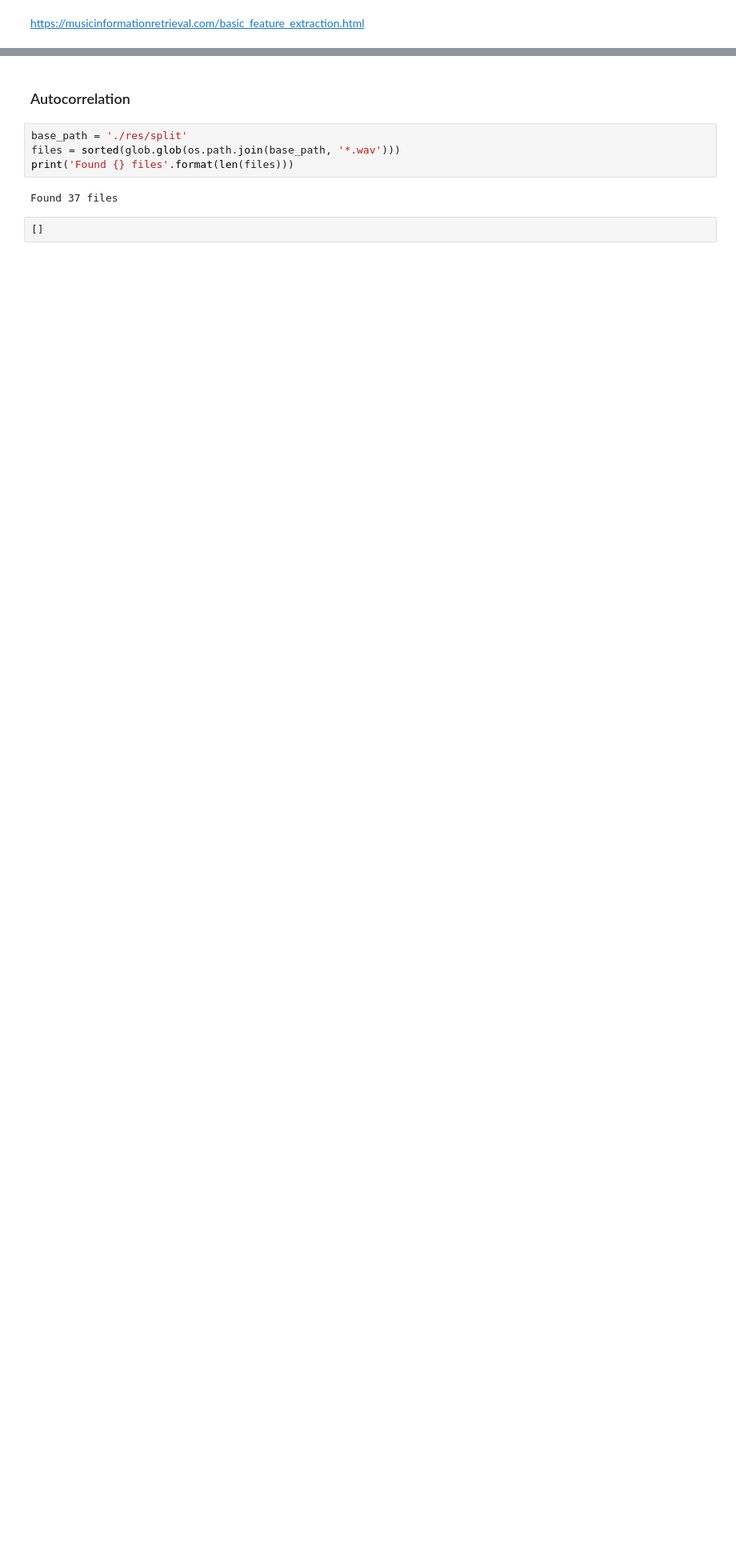
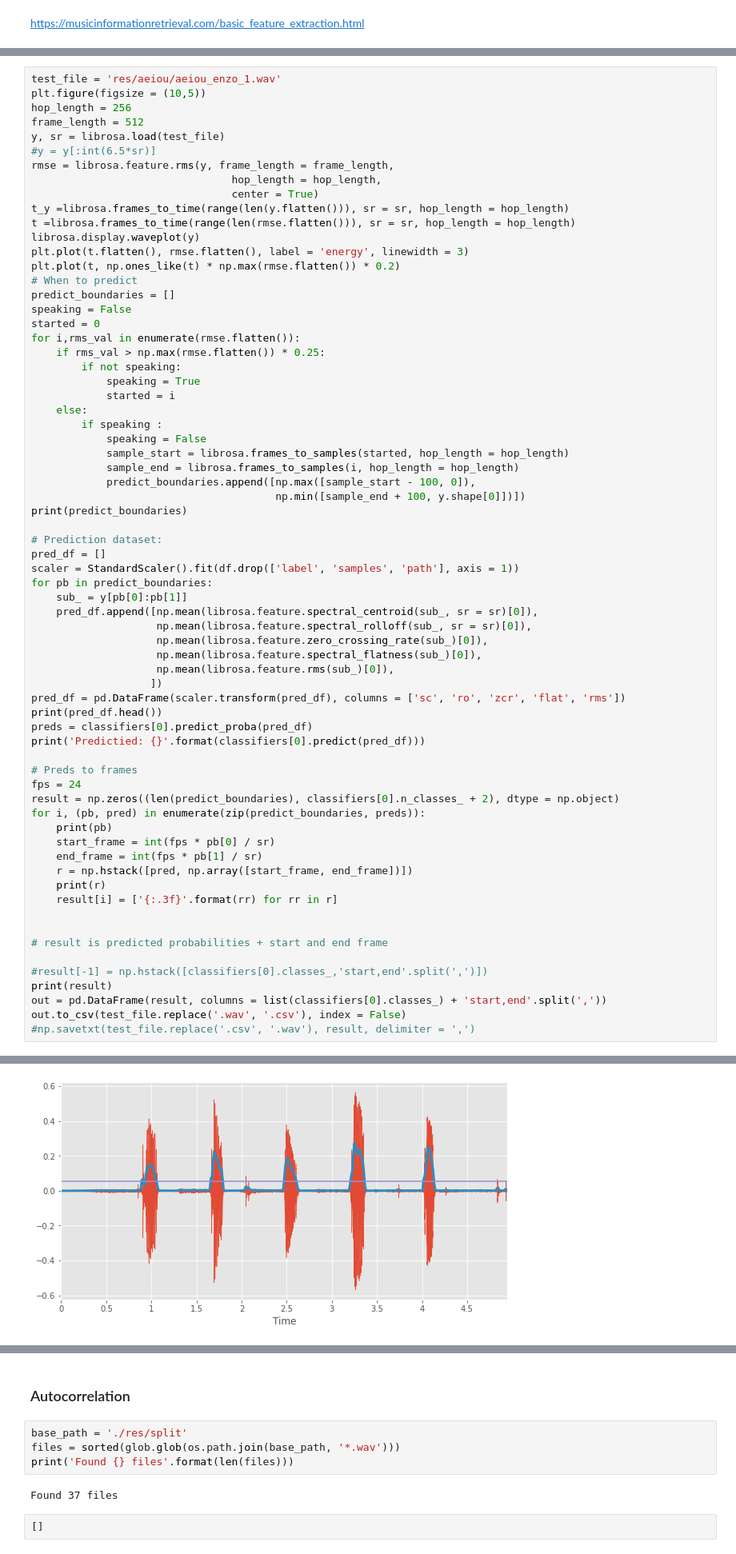
Before and after one commit to MoMe36/alphsistant_code, a Jupyter notebook: sounds_tests/sounds_tests.ipynb, the cells around one changed output, grey strips where cells are left out. Shown at 80% size. Saved outputs shown, nothing was run; the diff lists cells and outputs as text; blank space fills up the shorter version.

```diff
--- a/sounds_tests/sounds_tests.ipynb
+++ b/sounds_tests/sounds_tests.ipynb
@@ -15,0 +99,69 @@ import seaborn as sns
+# %%
+test_file = 'res/aeiou/aeiou_enzo_1.wav'
+plt.figure(figsize = (10,5))
+hop_length = 256
+frame_length = 512
+y, sr = librosa.load(test_file)
+#y = y[:int(6.5*sr)]
+rmse = librosa.feature.rms(y, frame_length = frame_length,
+                                hop_length = hop_length,
+                                center = True)
+t_y =librosa.frames_to_time(range(len(y.flatten())), sr = sr, hop_length = hop_length)
+t =librosa.frames_to_time(range(len(rmse.flatten())), sr = sr, hop_length = hop_length)
+librosa.display.waveplot(y)
+plt.plot(t.flatten(), rmse.flatten(), label = 'energy', linewidth = 3)
+plt.plot(t, np.ones_like(t) * np.max(rmse.flatten()) * 0.2)
+# When to predict
+predict_boundaries = []
+speaking = False
+started = 0
+for i,rms_val in enumerate(rmse.flatten()):
+    if rms_val > np.max(rmse.flatten()) * 0.25:
+        if not speaking:
+            speaking = True
+            started = i
+    else:
+        if speaking :
+            speaking = False
+            sample_start = librosa.frames_to_samples(started, hop_length = hop_length)
+            sample_end = librosa.frames_to_samples(i, hop_length = hop_length)
+            predict_boundaries.append([np.max([sample_start - 100, 0]),
+                                       np.min([sample_end + 100, y.shape[0]])])
+print(predict_boundaries)
+
+# Prediction dataset:
+pred_df = []
+scaler = StandardScaler().fit(df.drop(['label', 'samples', 'path'], axis = 1))
+for pb in predict_boundaries:
+    sub_ = y[pb[0]:pb[1]]
+    pred_df.append([np.mean(librosa.feature.spectral_centroid(sub_, sr = sr)[0]),
+                    np.mean(librosa.feature.spectral_rolloff(sub_, sr = sr)[0]),
+                    np.mean(librosa.feature.zero_crossing_rate(sub_)[0]),
+                    np.mean(librosa.feature.spectral_flatness(sub_)[0]),
+                    np.mean(librosa.feature.rms(sub_)[0]),
+                   ])
+pred_df = pd.DataFrame(scaler.transform(pred_df), columns = ['sc', 'ro', 'zcr', 'flat', 'rms'])
+print(pred_df.head())
+preds = classifiers[0].predict_proba(pred_df)
+print('Predictied: {}'.format(classifiers[0].predict(pred_df)))
+
+# Preds to frames
+fps = 24
+result = np.zeros((len(predict_boundaries), classifiers[0].n_classes_ + 2), dtype = np.object)
+for i, (pb, pred) in enumerate(zip(predict_boundaries, preds)):
+    print(pb)
+    start_frame = int(fps * pb[0] / sr)
+    end_frame = int(fps * pb[1] / sr)
+    r = np.hstack([pred, np.array([start_frame, end_frame])])
+    print(r)
+    result[i] = ['{:.3f}'.format(rr) for rr in r]
+
+
+# result is predicted probabilities + start and end frame
+
+#result[-1] = np.hstack([classifiers[0].classes_,'start,end'.split(',')])
+print(result)
+out = pd.DataFrame(result, columns = list(classifiers[0].classes_) + 'start,end'.split(','))
+out.to_csv(test_file.replace('.wav', '.csv'), index = False)
+#np.savetxt(test_file.replace('.csv', '.wav'), result, delimiter = ',')
+# %% [output]
@@ -15,0 +185 @@ import seaborn as sns
+[figure, added]
```
Also changed, not shown: parts of 11 cells of this notebook, 20 other files.
